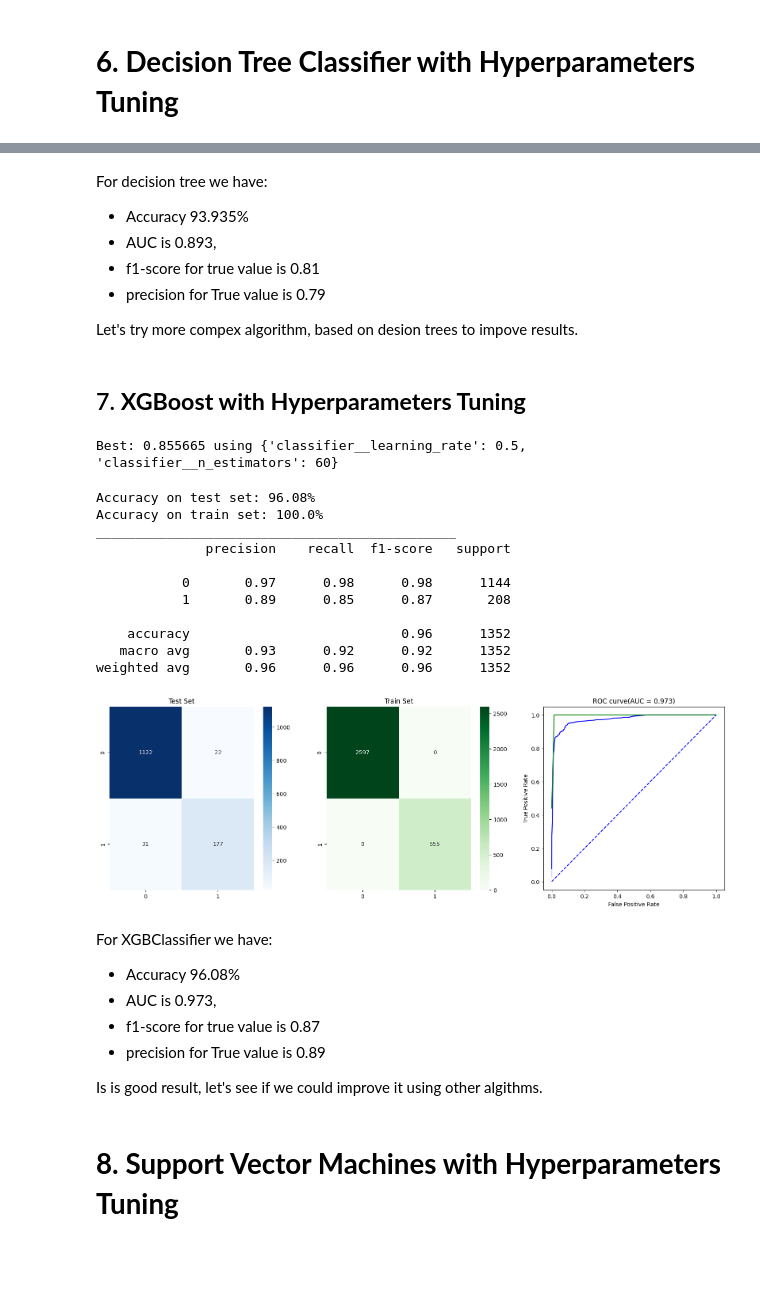
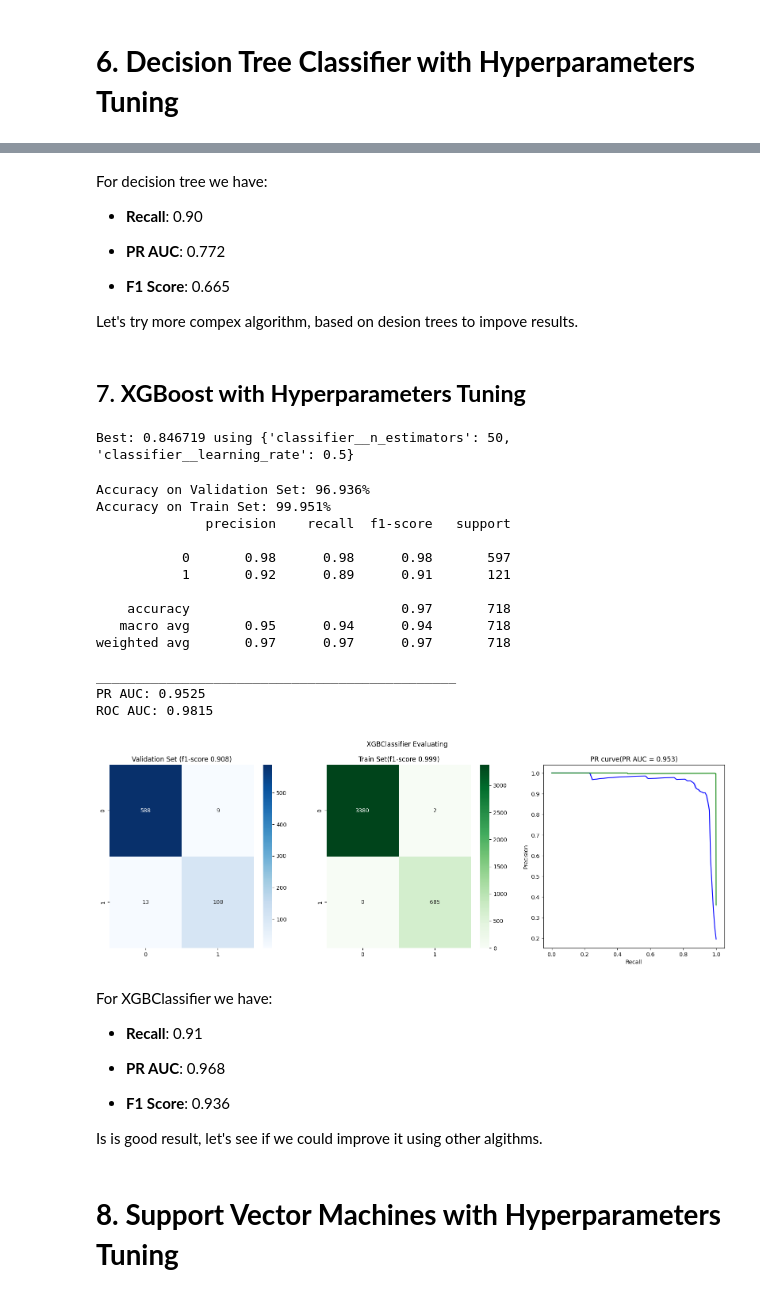
Before and after one commit to maria-snarava/portfolio-ml, a Jupyter notebook: CustomerChurnPrediction.ipynb, the cells around one changed output, grey strips where cells are left out. Cells and saved outputs as stored; diff of their text form; code cells hidden in the pictures; blank space fills up the shorter version.

```diff
--- a/CustomerChurnPrediction.ipynb
+++ b/CustomerChurnPrediction.ipynb
@@ -474,8 +540,6 @@ pipeline_3 = prepare_pipeline(X_train_2, lg_model_2)
 
 pipeline_3.fit(X_train_2,y_train)
 
-results = model_evaluation(pipeline_3, X_cv_2, y_cv, X_train_2, y_train)
-results['Model'] = 'Logistic Regression Hyperparameter Tuning'
-
-collect_results = pd.concat([collect_results, pd.DataFrame(results, index=[2])])
+model = 'Logistic Regression Hyperparameter Tuning'
+collect_results.append(model_evaluation(pipeline_3, X_val_2, y_val,  X_train_2, y_train, model=model))
 # %% [output]
@@ -533,7 +601,7 @@ grid_dt = dict(
     classifier__random_state=[RANDOM_STATE]
     )
 
-grid_search_dt = GridSearchCV(estimator=pipeline_4, param_grid=grid_dt, cv=cv, scoring='f1')
+grid_search_dt = RandomizedSearchCV(estimator=pipeline_4, param_distributions=grid_dt, cv=cv, scoring='f1')
 grid_result_dt = grid_search_dt.fit(X_train_2, y_train)
 # summarize results
 print("Best: %f using %s" % (grid_result_dt.best_score_, grid_result_dt.best_params_))
@@ -551,8 +619,6 @@ pipeline_5 = prepare_pipeline(X_train_2, decision_tree_model_2)
 
 pipeline_5.fit(X_train_2,y_train)
 
-results = model_evaluation(pipeline_5, X_cv_2, y_cv, X_train_2, y_train)
-results['Model'] = 'Decision Tree'
-
-collect_results = pd.concat([collect_results, pd.DataFrame(results, index=[3])])
+model = 'Desicion Tree'
+collect_results.append(model_evaluation(pipeline_5, X_val_2, y_val,  X_train_2, y_train, model=model))
 # %% [output]
@@ -571,10 +640,11 @@ weighted avg       0.94      0.94      0.94      1352
 # %% [markdown]
 For decision tree we have:
 
-- Accuracy 93.935%
-- AUC is 0.893,
-- f1-score for true value is 0.81
-- precision for True value is 0.79
+- **Recall**: 0.90
+
+- **PR AUC**: 0.772
+
+- **F1 Score**: 0.665
 
 Let's try more compex algorithm, based on desion trees to impove results.
 # %% [markdown]
@@ -593,46 +663,49 @@ grid_xgb = dict(
     classifier__learning_rate=[0.001,0.005,0.01,0.05,0.1,0.5,1,5]
     )
 
-grid_search_xgb = GridSearchCV(estimator=pipeline_5, param_grid=grid_xgb, cv=cv, scoring='f1')
+grid_search_xgb = RandomizedSearchCV(estimator=pipeline_5, param_distributions=grid_xgb, cv=cv, scoring='f1')
 grid_result_xgb = grid_search_xgb.fit(X_train_2, y_train)
 # summarize results
 print("Best: %f using %s" % (grid_result_xgb.best_score_, grid_result_xgb.best_params_))
 # %% [output]
-Best: 0.855665 using {'classifier__learning_rate': 0.5, 'classifier__n_estimators': 60}
+Best: 0.846719 using {'classifier__n_estimators': 50, 'classifier__learning_rate': 0.5}
 # %%
 xgb_2 = XGBClassifier(
     random_state=RANDOM_STATE,
     learning_rate = grid_result_xgb.best_params_["classifier__learning_rate"],
     n_estimators = grid_result_xgb.best_params_["classifier__n_estimators"]
     )
 
 pipeline_6 = prepare_pipeline(X_train_2, xgb_2)
 
 pipeline_6.fit(X_train_2,y_train)
-results = model_evaluation(pipeline_6, X_cv_2, y_cv, X_train_2, y_train)
-results['Model'] = 'XGBClassifier'
+model = 'XGBClassifier'
 
-collect_results = pd.concat([collect_results, pd.DataFrame(results, index=[4])])
+collect_results.append(model_evaluation(pipeline_6, X_val_2, y_val,  X_train_2, y_train, model=model))
 # %% [output]
-Accuracy on test set: 96.08%
-Accuracy on train set: 100.0%
-______________________________________________
+Accuracy on Validation Set: 96.936%
+Accuracy on Train Set: 99.951%
               precision    recall  f1-score   support
 
-           0       0.97      0.98      0.98      1144
-           1       0.89      0.85      0.87       208
+           0       0.98      0.98      0.98       597
+           1       0.92      0.89      0.91       121
 
-    accuracy                           0.96      1352
-   macro avg       0.93      0.92      0.92      1352
-weighted avg       0.96      0.96      0.96      1352
+    accuracy                           0.97       718
+   macro avg       0.95      0.94      0.94       718
+weighted avg       0.97      0.97      0.97       718
+
+______________________________________________
+PR AUC: 0.9525
+ROC AUC: 0.9815
-[figure, old version]
+[figure, new version]
 # %% [markdown]
 For XGBClassifier we have:
 
-- Accuracy 96.08%
-- AUC is 0.973,
-- f1-score for true value is 0.87
-- precision for True value is 0.89
+- **Recall**: 0.91
+
+- **PR AUC**: 0.968
+
+- **F1 Score**: 0.936
 
 Is is good result, let's see if we could improve it using other algithms.
 # %% [markdown]
```
Also changed, not shown: parts of 36 cells of this notebook.
